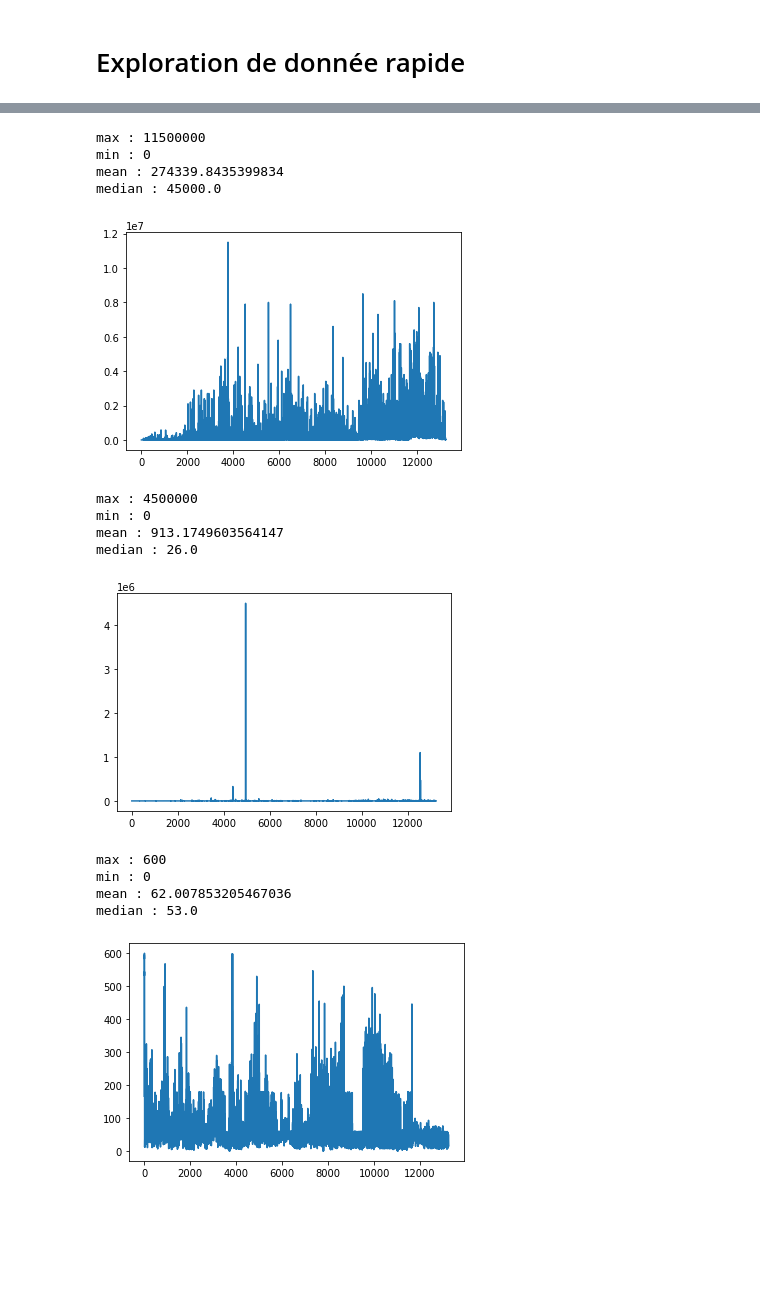
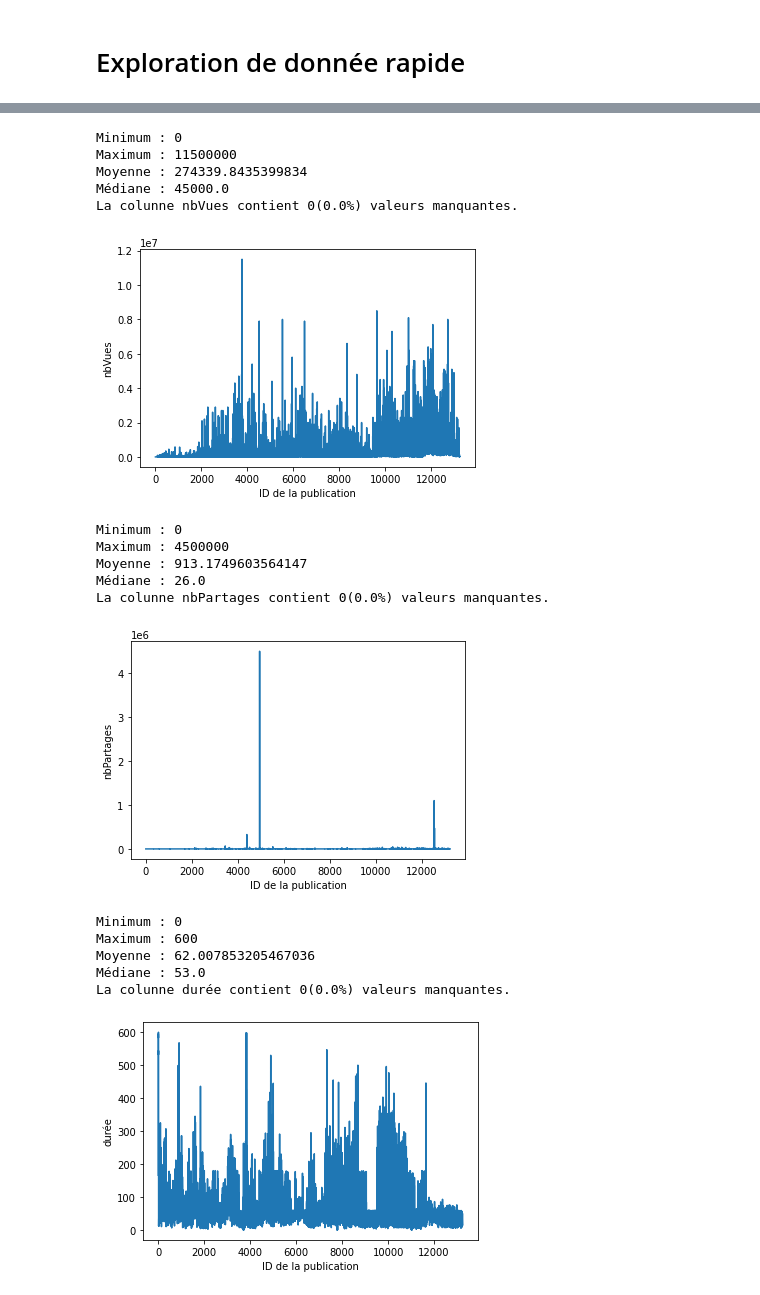
Before and after one commit to savoiepe/projet_dataviz, a Jupyter notebook: Exploration_Données.ipynb, the cells around one changed output, grey strips where cells are left out. Drawn from its saved outputs; the diff is of its cells as text; code cells hidden in the pictures; blank space fills up the shorter version.

Commit message:
ajout exploration, pays date et heure

```diff
--- a/Exploration_Données.ipynb
+++ b/Exploration_Données.ipynb
@@ -6,22 +6,7 @@ import matplotlib.pyplot as plt
 import numpy as np
 # %%
 data = pd.read_csv(
-    'tiktokMediasFranco.csv',
-    header=None,
-    names=[
-        'Média ?',
-        'Date de publication ?',
-        'Description ?',
-        'Colonne 4',
-        'Colonne 5',
-        'Colonne 6',
-        'Colonne 7',
-        'Colonne 8',
-        'Hyperlien ?',
-        'Colonne 10',
-        'Musique ?',
-        'Origine de la musique ?'],
-    index_col = 0
+    'tiktokMediasFranco.csv'
 )
 
 data
@@ -41,0 +82,9 @@ data
+# %%
+# Transformation du dataset pour la séparation de la date et heure
+data["dateHeure"] = pd.to_datetime(data["dateHeure"], format="%Y-%m-%d %H:%M:%S")
+# %%
+data['date'] = [dateheure.date() for dateheure in data['dateHeure']]
+data['time'] = [dateheure.time() for dateheure in data['dateHeure']]
+data = data.drop(columns=['dateHeure'])
+
+data
@@ -48,9 +113,14 @@ Index(['Média ?', 'Date de publication ?', 'Description ?', 'Colonne 4',
       dtype='object')
 # %%
 def quick_numeric_column_info(data, col_name):
-    print("max : " + str(max(data[col_name])))
-    print("min : " + str(min(data[col_name])))
-    print("mean : " + str(data[col_name].mean()))
-    print("median : " + str(data[col_name].median()))
-    data[col_name].plot()
+    print("Minimum : " + str(min(data[col_name])))
+    print("Maximum : " + str(max(data[col_name])))
+    print("Moyenne : " + str(data[col_name].mean()))
+    print("Médiane : " + str(data[col_name].median()))
+    total = len(data)
+    missing = sum(data[col_name].isna())
+    print("La colunne " + str(col_name) + " contient " +str(missing) + "("+str(missing/total)+"%) valeurs manquantes.")
+    fig = data[col_name].plot()
+    fig.set_xlabel("ID de la publication")
+    fig.set_ylabel(col_name)
 # %%
@@ -72,27 +144,30 @@ median : 3120.0
 # %%
-quick_numeric_column_info(data, 'Colonne 6')
+quick_numeric_column_info(data, 'nbVues')
 # %% [output]
-max : 11500000
-min : 0
-mean : 274339.8435399834
-median : 45000.0
+Minimum : 0
+Maximum : 11500000
+Moyenne : 274339.8435399834
+Médiane : 45000.0
+La colunne nbVues contient 0(0.0%) valeurs manquantes.
-[figure, old version]
+[figure, new version]
 # %%
-quick_numeric_column_info(data, 'Colonne 7')
+quick_numeric_column_info(data, 'nbPartages')
 # %% [output]
-max : 4500000
-min : 0
-mean : 913.1749603564147
-median : 26.0
+Minimum : 0
+Maximum : 4500000
+Moyenne : 913.1749603564147
+Médiane : 26.0
+La colunne nbPartages contient 0(0.0%) valeurs manquantes.
-[figure, old version]
+[figure, new version]
 # %%
-quick_numeric_column_info(data, 'Colonne 10')
+quick_numeric_column_info(data, 'durée')
 # %% [output]
-max : 600
-min : 0
-mean : 62.007853205467036
-median : 53.0
+Minimum : 0
+Maximum : 600
+Moyenne : 62.007853205467036
+Médiane : 53.0
+La colunne durée contient 0(0.0%) valeurs manquantes.
-[figure, old version]
+[figure, new version]
 # %%
 def count_nan(data):
     total = len(data)
```
Also changed, not shown: parts of 12 cells of this notebook, 2 other files.
